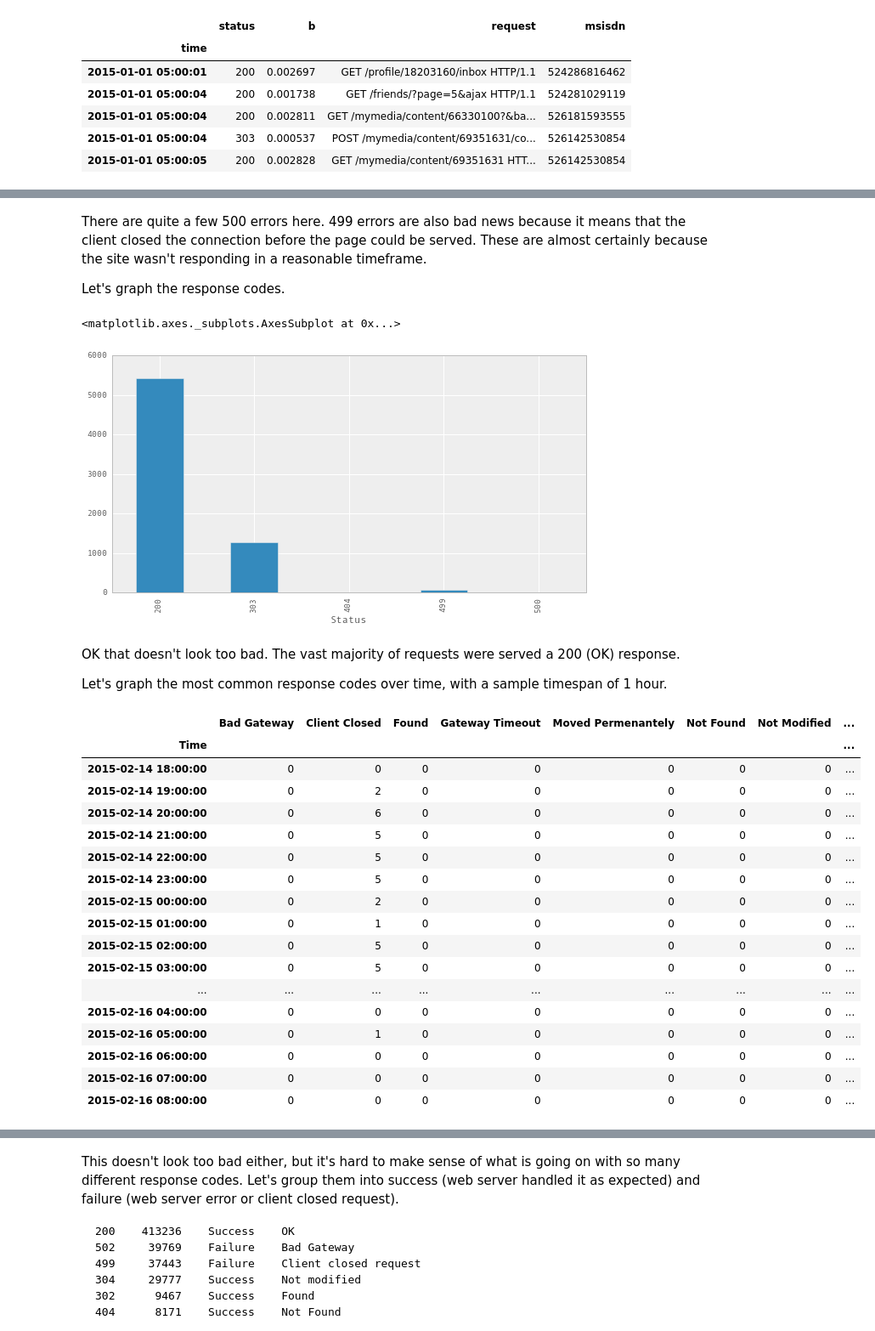
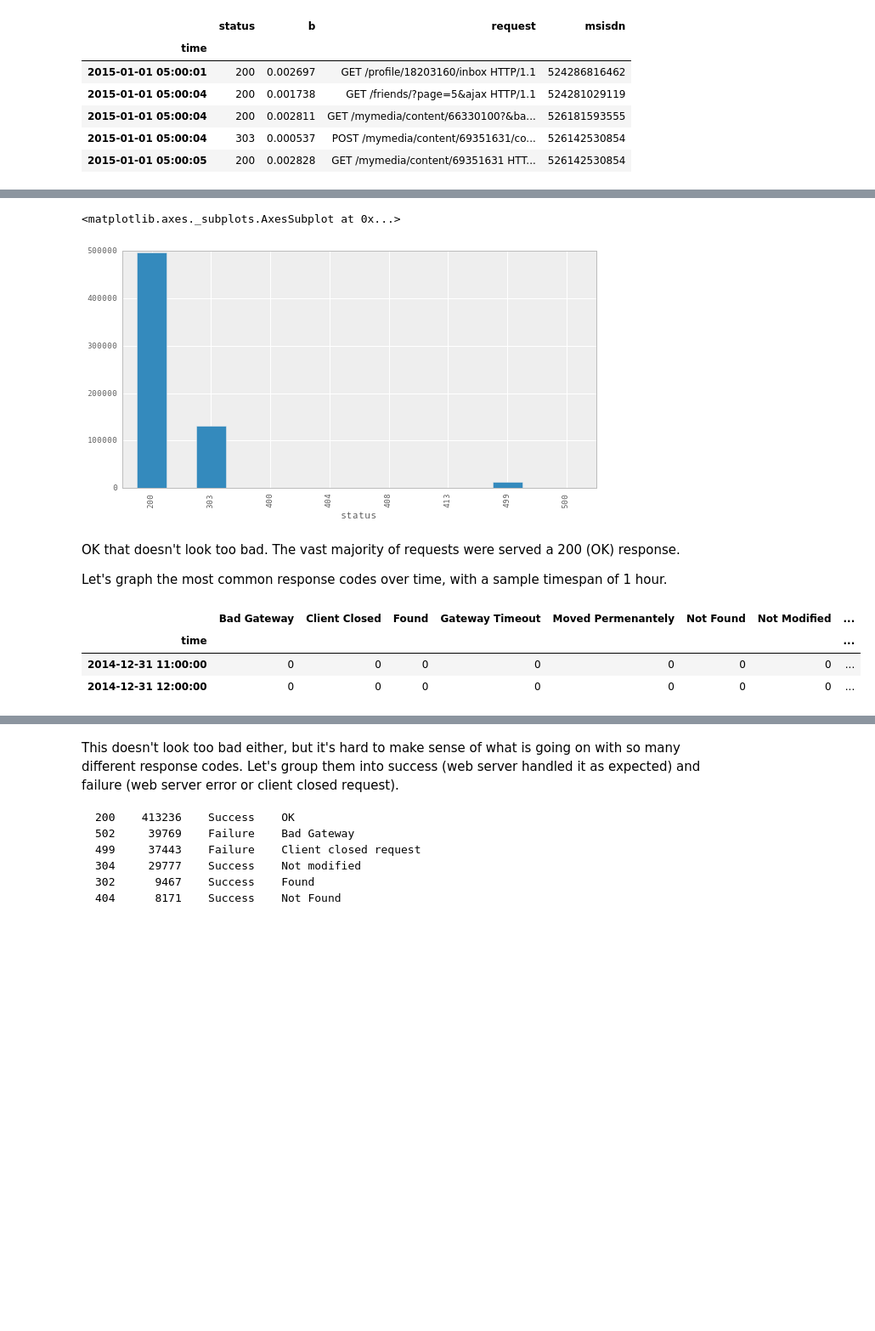
Before and after one commit to nicolasgo/_pmx, a Jupyter notebook: fraud-analysis.ipynb, the cells around one changed output, grey strips where cells are left out. Shown: that part at 85% size. Saved outputs shown, nothing was run; the diff lists cells and outputs as text; code cells hidden in the pictures; blank space fills up the shorter version.

```diff
--- a/fraud-analysis.ipynb
+++ b/fraud-analysis.ipynb
@@ -46,6 +53,8 @@ Now let's parse each line while preparing the access time so that pandas will be
 # %%
 from apachelog import ApacheLogParserError
 log_list = []
+count=0
+missed=''
 with open(file_name) as f:
     for line in f.readlines():
         try:
@@ -54,7 +63,17 @@ with open(file_name) as f:
             try:
                 data = p2.parse(line)
             except ApacheLogParserError:
-                sys.stderr.write("Unable to parse %s" % line)
-                break
+                try:
+                    data = p3.parse(line)
+                except ApacheLogParserError:
+                    try:
+                        data = p4.parse(line)
+                    except ApacheLogParserError:
+                        count +=1
+                        missed=line
+                        pass
+#                    sys.stderr.write("Unable to parse %s" % line)
+#                    break
         data['%t'] = data['%t'][1:12]+' '+data['%t'][13:21]+' '+data['%t'][22:27]
         log_list.append(data)
+print 'missed %d lines: %s'%(count,missed)
@@ -109,0 +118,3 @@ memory usage: 29.4+ MB
+# %%
+df['time']=pd.to_datetime(df['time'], coerce=True)#,errors='raise')
+df.info()
@@ -127,7 +159,10 @@ df.head()
 | 3 | 303 | 0.000537 | POST /mymedia/content/69351631/co... | 2015-01-01 05:00:04 | 526142530854 |
 | 4 | 200 | 0.002828 | GET /mymedia/content/69351631 HTT... | 2015-01-01 05:00:05 | 526142530854 |
 # %%
-df.set_index(['time'],inplace=True)
+try:
+    df.set_index(['time'],inplace=True)
+except KeyError:
+    pass
 df.head()
 # %% [output]
 |  | status | b | request | msisdn |
@@ -254,27 +322,23 @@ Freq: 1440T, Name: b, dtype: float64
-# %% [markdown]
-There are quite a few 500 errors here. 499 errors are also bad news because it means that the client closed the connection before the page could be served. These are almost certainly because the site wasn't responding in a reasonable timeframe.
-
-Let's graph the response codes.
 # %%
-grouped_status = df.groupby('Status')
+grouped_status = df.groupby('status')
 grouped_status.size().plot(kind='bar')
 # %% [output]
 <matplotlib.axes._subplots.AxesSubplot at 0x...>
-[figure, old version]
+[figure, new version]
 # %% [markdown]
 OK that doesn't look too bad. The vast majority of requests were served a 200 (OK) response.
 
 Let's graph the most common response codes over time, with a sample timespan of 1 hour.
 # %%
 t_span = '60t' #1440 = per day 60t= per hour
-df_200 = df['Status'][df['Status'] == 200].resample(t_span, how='count')
-df_502 = df['Status'][df['Status'] == 502].resample(t_span, how='count')
-df_499 = df['Status'][df['Status'] == 499].resample(t_span, how='count')
-df_304 = df['Status'][df['Status'] == 304].resample(t_span, how='count')
-df_302 = df['Status'][df['Status'] == 302].resample(t_span, how='count')
-df_404 = df['Status'][df['Status'] == 404].resample(t_span, how='count')
-df_504 = df['Status'][df['Status'] == 504].resample(t_span, how='count')
-df_301 = df['Status'][df['Status'] == 301].resample(t_span, how='count')
+df_200 = df['status'][df['status'] == 200].resample(t_span, how='count')
+df_502 = df['status'][df['status'] == 502].resample(t_span, how='count')
+df_499 = df['status'][df['status'] == 499].resample(t_span, how='count')
+df_304 = df['status'][df['status'] == 304].resample(t_span, how='count')
+df_302 = df['status'][df['status'] == 302].resample(t_span, how='count')
+df_404 = df['status'][df['status'] == 404].resample(t_span, how='count')
+df_504 = df['status'][df['status'] == 504].resample(t_span, how='count')
+df_301 = df['status'][df['status'] == 301].resample(t_span, how='count')
 
 
 status_df = DataFrame({'OK': df_200,
@@ -287,26 +351,12 @@ status_df = DataFrame({'OK': df_200,
                        'Moved Permenantely': df_301})
 # %%
 status_df.fillna(0, inplace=True)
-status_df
+status_df.head(2)
 # %% [output]
 |  | Bad Gateway | Client Closed | Found | Gateway Timeout | Moved Permenantely | Not Found | Not Modified | ... |
-| Time |  |  |  |  |  |  |  | ... |
-| 2015-02-14 18:00:00 | 0 | 0 | 0 | 0 | 0 | 0 | 0 | ... |
-| 2015-02-14 19:00:00 | 0 | 2 | 0 | 0 | 0 | 0 | 0 | ... |
-| 2015-02-14 20:00:00 | 0 | 6 | 0 | 0 | 0 | 0 | 0 | ... |
-| 2015-02-14 21:00:00 | 0 | 5 | 0 | 0 | 0 | 0 | 0 | ... |
-| 2015-02-14 22:00:00 | 0 | 5 | 0 | 0 | 0 | 0 | 0 | ... |
-| 2015-02-14 23:00:00 | 0 | 5 | 0 | 0 | 0 | 0 | 0 | ... |
-| 2015-02-15 00:00:00 | 0 | 2 | 0 | 0 | 0 | 0 | 0 | ... |
-| 2015-02-15 01:00:00 | 0 | 1 | 0 | 0 | 0 | 0 | 0 | ... |
-| 2015-02-15 02:00:00 | 0 | 5 | 0 | 0 | 0 | 0 | 0 | ... |
-| 2015-02-15 03:00:00 | 0 | 5 | 0 | 0 | 0 | 0 | 0 | ... |
-| ... | ... | ... | ... | ... | ... | ... | ... | ... |
-| 2015-02-16 04:00:00 | 0 | 0 | 0 | 0 | 0 | 0 | 0 | ... |
-| 2015-02-16 05:00:00 | 0 | 1 | 0 | 0 | 0 | 0 | 0 | ... |
-| 2015-02-16 06:00:00 | 0 | 0 | 0 | 0 | 0 | 0 | 0 | ... |
-| 2015-02-16 07:00:00 | 0 | 0 | 0 | 0 | 0 | 0 | 0 | ... |
-| 2015-02-16 08:00:00 | 0 | 0 | 0 | 0 | 0 | 0 | 0 | ... |
+| time |  |  |  |  |  |  |  | ... |
+| 2014-12-31 11:00:00 | 0 | 0 | 0 | 0 | 0 | 0 | 0 | ... |
+| 2014-12-31 12:00:00 | 0 | 0 | 0 | 0 | 0 | 0 | 0 | ... |
 # %%
 status_df.plot()
 legend()
```
Also changed, not shown: parts of 57 cells of this notebook, 1 other file.
